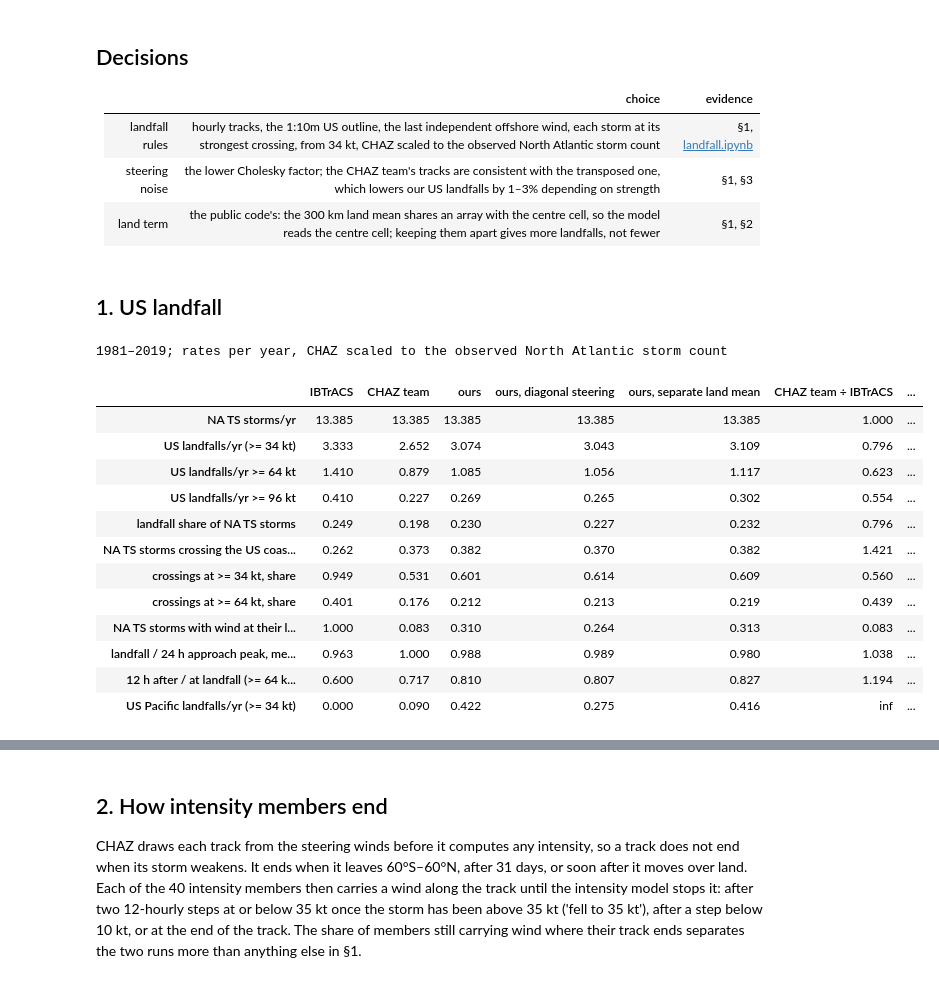
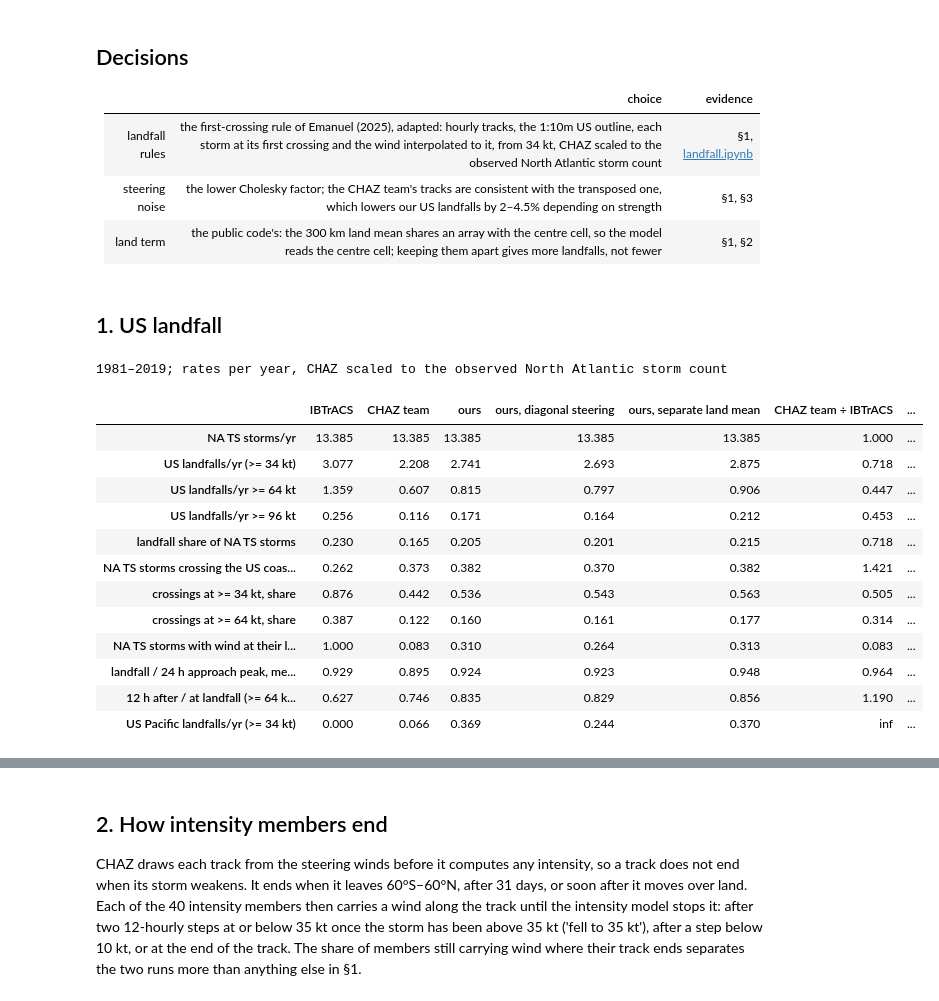
Before and after one commit to carbonplan/ocr-multi-hazard, a Jupyter notebook: docs/methods/hurricane-risk/tracks.ipynb, the cells around one changed output, grey strips where cells are left out. Drawn from its saved outputs; the diff is of its cells as text; code cells hidden in the pictures.

```diff
--- a/docs/methods/hurricane-risk/tracks.ipynb
+++ b/docs/methods/hurricane-risk/tracks.ipynb
@@ -30,8 +30,8 @@ compares it with other ways of counting landfalls:
 
 | | choice | evidence |
 | --- | --- | --- |
-| landfall rules | hourly tracks, the 1:10m US outline, the last independent offshore wind, each storm at its strongest crossing, from 34 kt, CHAZ scaled to the observed North Atlantic storm count | §1, [landfall.ipynb](landfall.ipynb) |
-| steering noise | the lower Cholesky factor; the CHAZ team's tracks are consistent with the transposed one, which lowers our US landfalls by 1–3% depending on strength | §1, §3 |
+| landfall rules | the first-crossing rule of Emanuel (2025), adapted: hourly tracks, the 1:10m US outline, each storm at its first crossing and the wind interpolated to it, from 34 kt, CHAZ scaled to the observed North Atlantic storm count | §1, [landfall.ipynb](landfall.ipynb) |
+| steering noise | the lower Cholesky factor; the CHAZ team's tracks are consistent with the transposed one, which lowers our US landfalls by 2–4.5% depending on strength | §1, §3 |
 | land term | the public code's: the 300 km land mean shares an array with the centre cell, so the model reads the centre cell; keeping them apart gives more landfalls, not fewer | §1, §2 |
 # %%
 import matplotlib.pyplot as plt
@@ -65,7 +65,7 @@ summaries = {
 
 
 def scaled_column(summary, prefix):
-    return summary[next(c for c in summary if c.startswith(f'{prefix} (x'))]
+    return summary[next(column for column in summary if column.startswith(f'{prefix} (x'))]
 
 
 scaled = {
@@ -86,40 +86,40 @@ rows = {
 # %%
 keep = [
     'NA TS storms/yr',
     'US landfalls/yr (>= 34 kt)',
     'US landfalls/yr >= 64 kt',
     'US landfalls/yr >= 96 kt',
     'landfall share of NA TS storms',
     'NA TS storms crossing the US coast, share',
     'crossings at >= 34 kt, share',
     'crossings at >= 64 kt, share',
     'NA TS storms with wind at their last track node, share',
     'landfall / 24 h approach peak, median',
     '12 h after / at landfall (>= 64 kt), median',
     'US Pacific landfalls/yr (>= 34 kt)',
 ]
-t = pd.DataFrame(scaled).loc[keep]
-t['CHAZ team ÷ IBTrACS'] = t['CHAZ team'] / t['IBTrACS']
-t['ours ÷ IBTrACS'] = t['ours'] / t['IBTrACS']
-t['ours ÷ CHAZ team'] = t['ours'] / t['CHAZ team']
-t['diagonal ÷ ours'] = t['ours, diagonal steering'] / t['ours']
-t['land mean ÷ ours'] = t['ours, separate land mean'] / t['ours']
-t.style.format('{:.3f}').set_caption(
+rates = pd.DataFrame(scaled).loc[keep]
+rates['CHAZ team ÷ IBTrACS'] = rates['CHAZ team'] / rates['IBTrACS']
+rates['ours ÷ IBTrACS'] = rates['ours'] / rates['IBTrACS']
+rates['ours ÷ CHAZ team'] = rates['ours'] / rates['CHAZ team']
+rates['diagonal ÷ ours'] = rates['ours, diagonal steering'] / rates['ours']
+rates['land mean ÷ ours'] = rates['ours, separate land mean'] / rates['ours']
+rates.style.format('{:.3f}').set_caption(
     '1981–2019; rates per year, CHAZ scaled to the observed North Atlantic storm count'
 )
 # %% [output]
 1981–2019; rates per year, CHAZ scaled to the observed North Atlantic storm count
 |  | IBTrACS | CHAZ team | ours | ours, diagonal steering | ours, separate land mean | CHAZ team ÷ IBTrACS | ... |
 | NA TS storms/yr | 13.385 | 13.385 | 13.385 | 13.385 | 13.385 | 1.000 | ... |
-| US landfalls/yr (>= 34 kt) | 3.333 | 2.652 | 3.074 | 3.043 | 3.109 | 0.796 | ... |
-| US landfalls/yr >= 64 kt | 1.410 | 0.879 | 1.085 | 1.056 | 1.117 | 0.623 | ... |
-| US landfalls/yr >= 96 kt | 0.410 | 0.227 | 0.269 | 0.265 | 0.302 | 0.554 | ... |
-| landfall share of NA TS storms | 0.249 | 0.198 | 0.230 | 0.227 | 0.232 | 0.796 | ... |
+| US landfalls/yr (>= 34 kt) | 3.077 | 2.208 | 2.741 | 2.693 | 2.875 | 0.718 | ... |
+| US landfalls/yr >= 64 kt | 1.359 | 0.607 | 0.815 | 0.797 | 0.906 | 0.447 | ... |
+| US landfalls/yr >= 96 kt | 0.256 | 0.116 | 0.171 | 0.164 | 0.212 | 0.453 | ... |
+| landfall share of NA TS storms | 0.230 | 0.165 | 0.205 | 0.201 | 0.215 | 0.718 | ... |
 | NA TS storms crossing the US coas... | 0.262 | 0.373 | 0.382 | 0.370 | 0.382 | 1.421 | ... |
-| crossings at >= 34 kt, share | 0.949 | 0.531 | 0.601 | 0.614 | 0.609 | 0.560 | ... |
-| crossings at >= 64 kt, share | 0.401 | 0.176 | 0.212 | 0.213 | 0.219 | 0.439 | ... |
+| crossings at >= 34 kt, share | 0.876 | 0.442 | 0.536 | 0.543 | 0.563 | 0.505 | ... |
+| crossings at >= 64 kt, share | 0.387 | 0.122 | 0.160 | 0.161 | 0.177 | 0.314 | ... |
 | NA TS storms with wind at their l... | 1.000 | 0.083 | 0.310 | 0.264 | 0.313 | 0.083 | ... |
-| landfall / 24 h approach peak, me... | 0.963 | 1.000 | 0.988 | 0.989 | 0.980 | 1.038 | ... |
-| 12 h after / at landfall (>= 64 k... | 0.600 | 0.717 | 0.810 | 0.807 | 0.827 | 1.194 | ... |
-| US Pacific landfalls/yr (>= 34 kt) | 0.000 | 0.090 | 0.422 | 0.275 | 0.416 | inf | ... |
+| landfall / 24 h approach peak, me... | 0.929 | 0.895 | 0.924 | 0.923 | 0.948 | 0.964 | ... |
+| 12 h after / at landfall (>= 64 k... | 0.627 | 0.746 | 0.835 | 0.829 | 0.856 | 1.190 | ... |
+| US Pacific landfalls/yr (>= 34 kt) | 0.000 | 0.066 | 0.369 | 0.244 | 0.370 | inf | ... |
 # %% [markdown]
```
Also changed, not shown: parts of 15 cells of this notebook, 1 other file.
